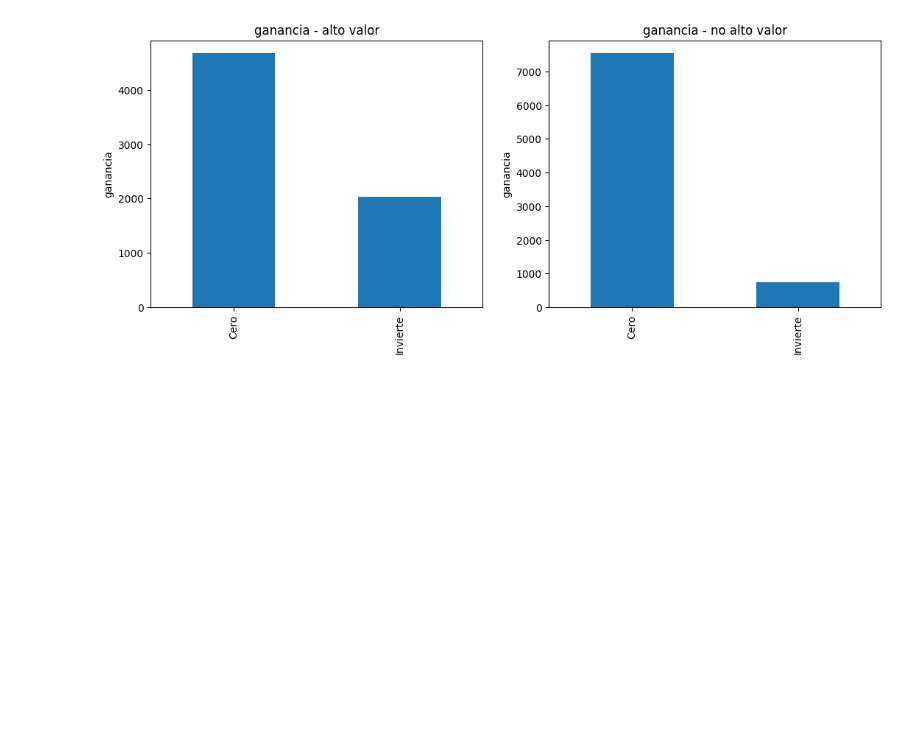
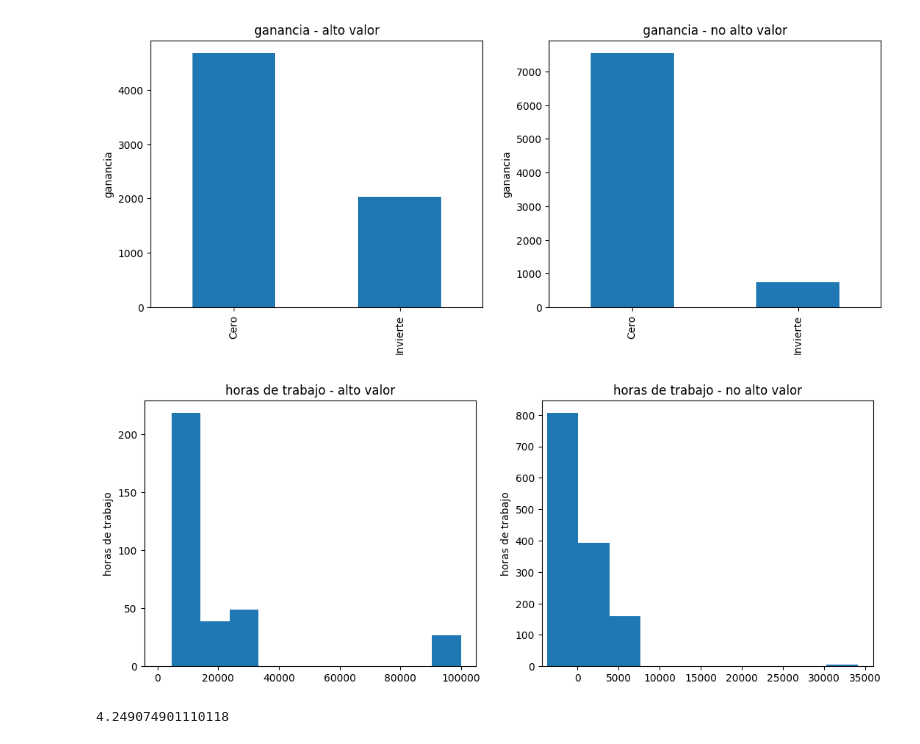
Before and after one commit to SantiValdezUlzurrun/TP-2021-1C-Organizacion-de-datos, a Jupyter notebook: Variables/ganancia.ipynb, the cells around one changed output. Cells and saved outputs as stored; diff of their text form; code cells hidden in the pictures; blank space fills up the shorter version.

```diff
--- a/Variables/ganancia.ipynb
+++ b/Variables/ganancia.ipynb
@@ -144,3 +144,27 @@ axes[1].set_ylabel("ganancia")
 plt.show()
 # %% [output]
 [figure]
+# %%
+condicion = (df['trabajo'] != 'directivo_gerente') & (df['trabajo'] != 'profesional_especializado') & (df['trabajo'] != 'ventas')
+df_nm = df[(df['estado_marital'] != 'matrimonio')]
+
+fig, axes = plt.subplots(nrows=1, ncols=2, figsize=[6.4 * 2, 4.8], dpi=100)
+
+df_nm_alto_valor = df_nm[(df_nm['tiene_alto_valor_adquisitivo'] == 1) & (df_nm['ganancia_perdida_declarada_bolsa_argentina'] > 0)]
+df_nm_bajo_valor = df_nm[df_nm['tiene_alto_valor_adquisitivo'] != 1 & (df_nm['ganancia_perdida_declarada_bolsa_argentina'] > 0)]
+
+df_nm_alto_valor.ganancia_perdida_declarada_bolsa_argentina.plot(kind='hist', ax=axes[0], xlim=df_nm.ganancia_perdida_declarada_bolsa_argentina.min())
+axes[0].set_title("horas de trabajo - alto valor")
+axes[0].set_ylabel("horas de trabajo")
+
+df_nm_bajo_valor.ganancia_perdida_declarada_bolsa_argentina.plot(kind='hist', ax=axes[1], xlim=df_nm.ganancia_perdida_declarada_bolsa_argentina.min())
+axes[1].set_title("horas de trabajo - no alto valor")
+axes[1].set_ylabel("horas de trabajo")
+
+plt.show()
+# %% [output]
+[figure, added]
+# %%
+df_nm_alto_valor.value_counts().sum()/df_alto_valor.value_counts().sum() * 100
+# %% [output]
+4.249074901110118
```
Also changed, not shown: parts of 3 cells of this notebook, 6 other files.
